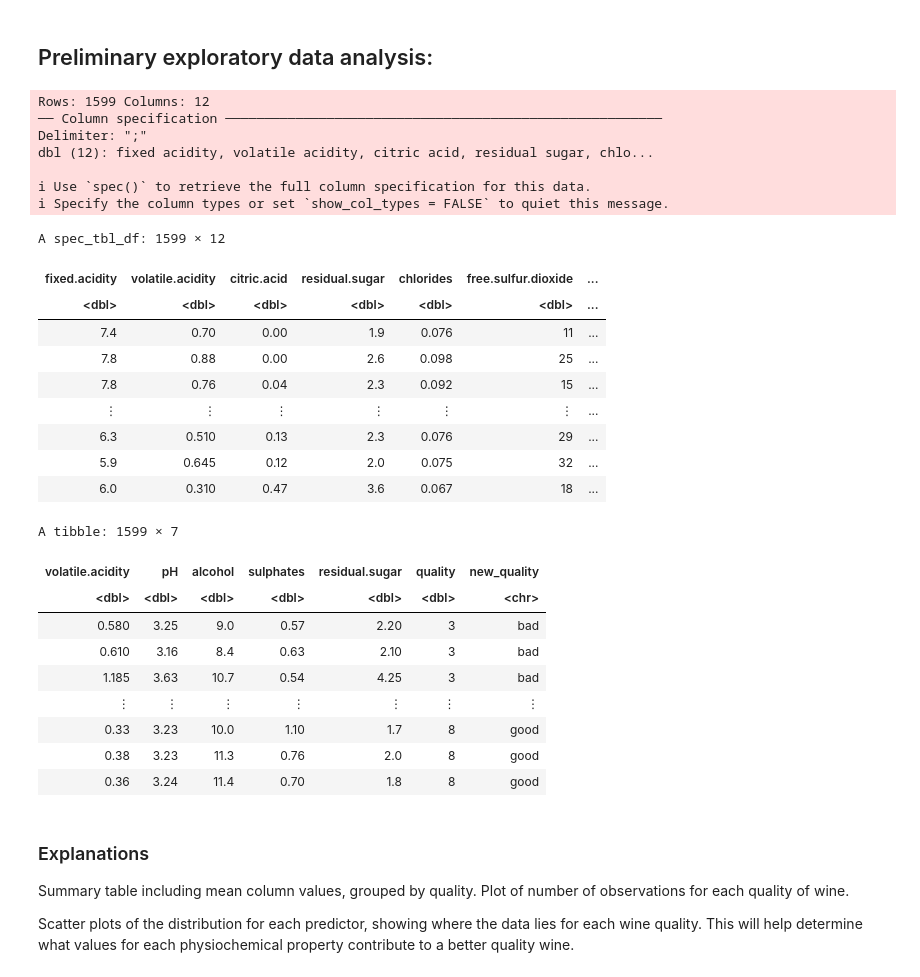
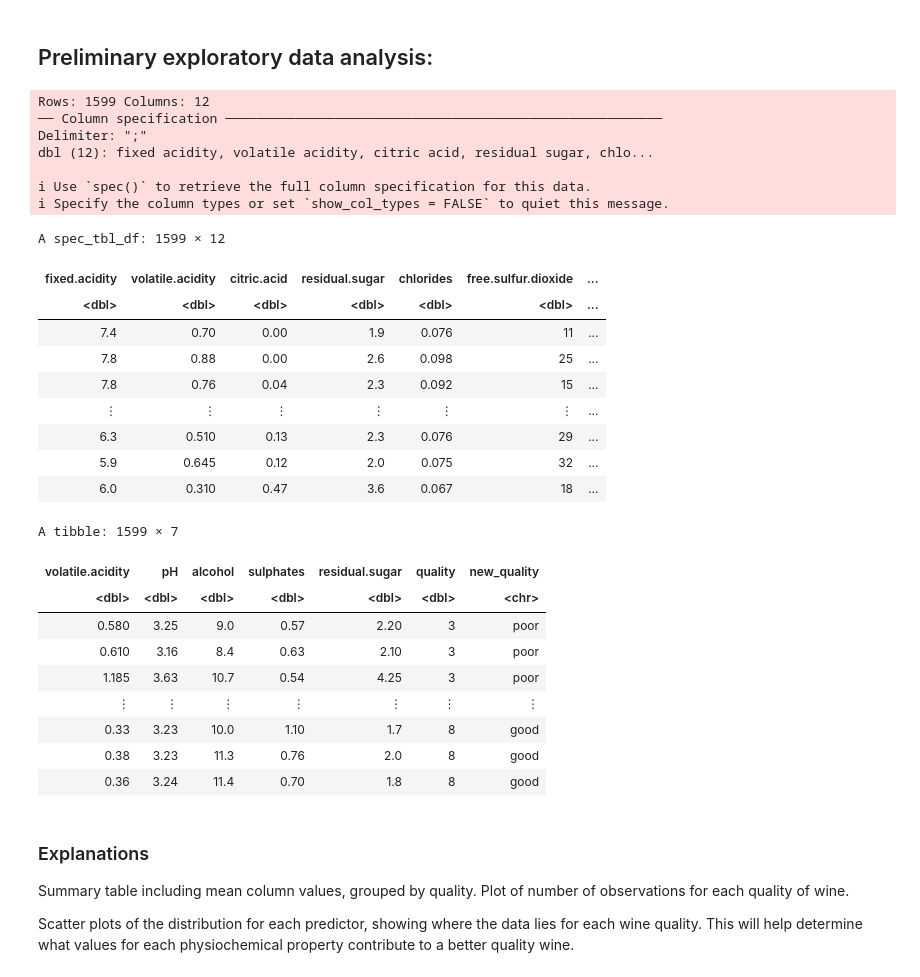
Before and after one commit to meganxu4/dsci100-group-proposal, a Jupyter notebook: proposal.ipynb, the cells around one changed output. Cells and saved outputs as stored; diff of their text form; code cells hidden in the pictures.

```diff
--- a/proposal.ipynb
+++ b/proposal.ipynb
@@ -47,39 +47,39 @@ wine_quality <- read_delim("https://archive.ics.uci.edu/ml/machine-learning-data
 colnames(wine_quality) <- make.names(colnames(wine_quality))
 wine_quality
 
 wine_quality <- select(wine_quality, volatile.acidity, pH, alcohol, sulphates, residual.sugar, quality) |>
                          mutate(across(1:6, as.numeric)) |>
                         mutate(new_quality = case_when(
-                                  quality < 5 ~ "bad",
-                                   quality < 8  ~ "moderate",
-                                    quality >= 8 ~ "good",
+                                  quality < 5 ~ "poor",
+                                   quality == 5  ~ "moderate",
+                                    quality >= 6 ~ "good",
                                   TRUE ~ "")) |>
                         arrange(quality)
 wine_quality
 # %% [output]
 Rows: 1599 Columns: 12
 ── Column specification ────────────────────────────────────────────────────────
 Delimiter: ";"
 dbl (12): fixed acidity, volatile acidity, citric acid, residual sugar, chlo...
 
 ℹ Use `spec()` to retrieve the full column specification for this data.
 ℹ Specify the column types or set `show_col_types = FALSE` to quiet this message.
 A spec_tbl_df: 1599 × 12
 | fixed.acidity | volatile.acidity | citric.acid | residual.sugar | chlorides | free.sulfur.dioxide | ... |
 | <dbl> | <dbl> | <dbl> | <dbl> | <dbl> | <dbl> | ... |
 | 7.4 | 0.70 | 0.00 | 1.9 | 0.076 | 11 | ... |
 | 7.8 | 0.88 | 0.00 | 2.6 | 0.098 | 25 | ... |
 | 7.8 | 0.76 | 0.04 | 2.3 | 0.092 | 15 | ... |
 | ⋮ | ⋮ | ⋮ | ⋮ | ⋮ | ⋮ | ... |
 | 6.3 | 0.510 | 0.13 | 2.3 | 0.076 | 29 | ... |
 | 5.9 | 0.645 | 0.12 | 2.0 | 0.075 | 32 | ... |
 | 6.0 | 0.310 | 0.47 | 3.6 | 0.067 | 18 | ... |
 A tibble: 1599 × 7
 | volatile.acidity | pH | alcohol | sulphates | residual.sugar | quality | new_quality |
 | <dbl> | <dbl> | <dbl> | <dbl> | <dbl> | <dbl> | <chr> |
-| 0.580 | 3.25 | 9.0 | 0.57 | 2.20 | 3 | bad |
-| 0.610 | 3.16 | 8.4 | 0.63 | 2.10 | 3 | bad |
-| 1.185 | 3.63 | 10.7 | 0.54 | 4.25 | 3 | bad |
+| 0.580 | 3.25 | 9.0 | 0.57 | 2.20 | 3 | poor |
+| 0.610 | 3.16 | 8.4 | 0.63 | 2.10 | 3 | poor |
+| 1.185 | 3.63 | 10.7 | 0.54 | 4.25 | 3 | poor |
 | ⋮ | ⋮ | ⋮ | ⋮ | ⋮ | ⋮ | ⋮ |
 | 0.33 | 3.23 | 10.0 | 1.10 | 1.7 | 8 | good |
 | 0.38 | 3.23 | 11.3 | 0.76 | 2.0 | 8 | good |
```
Also changed, not shown: parts of 9 cells of this notebook.
